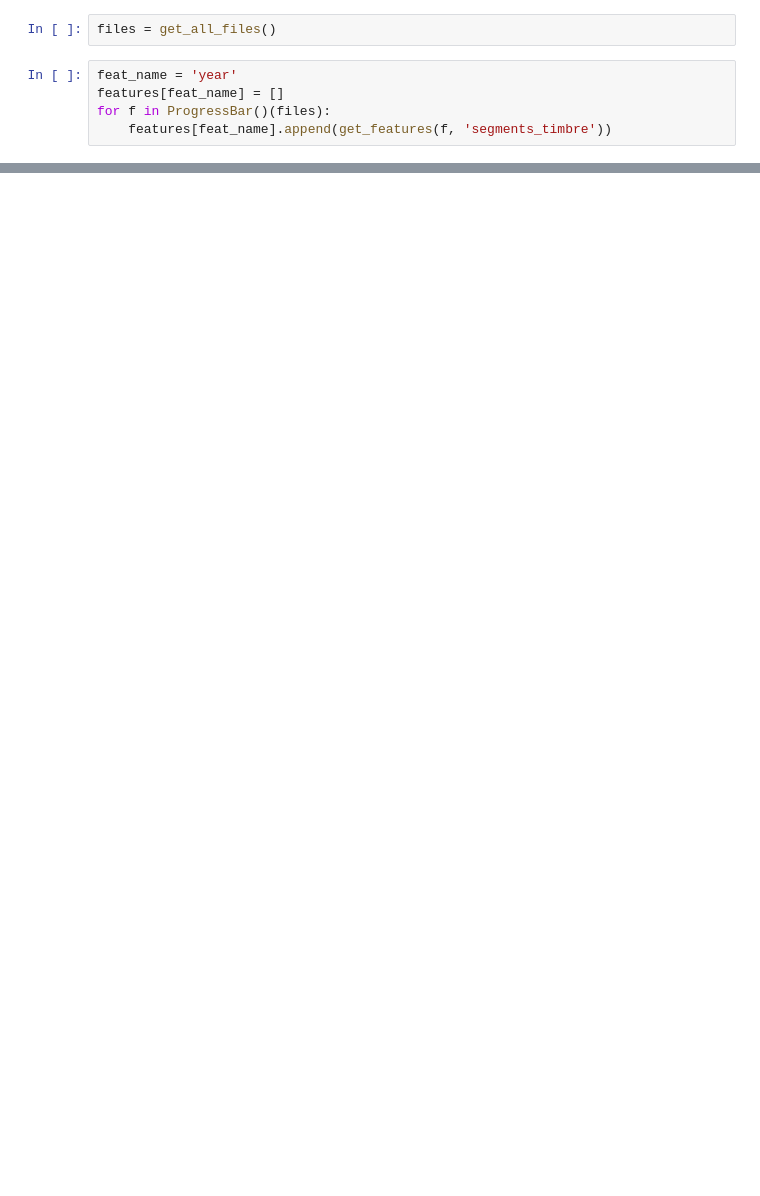
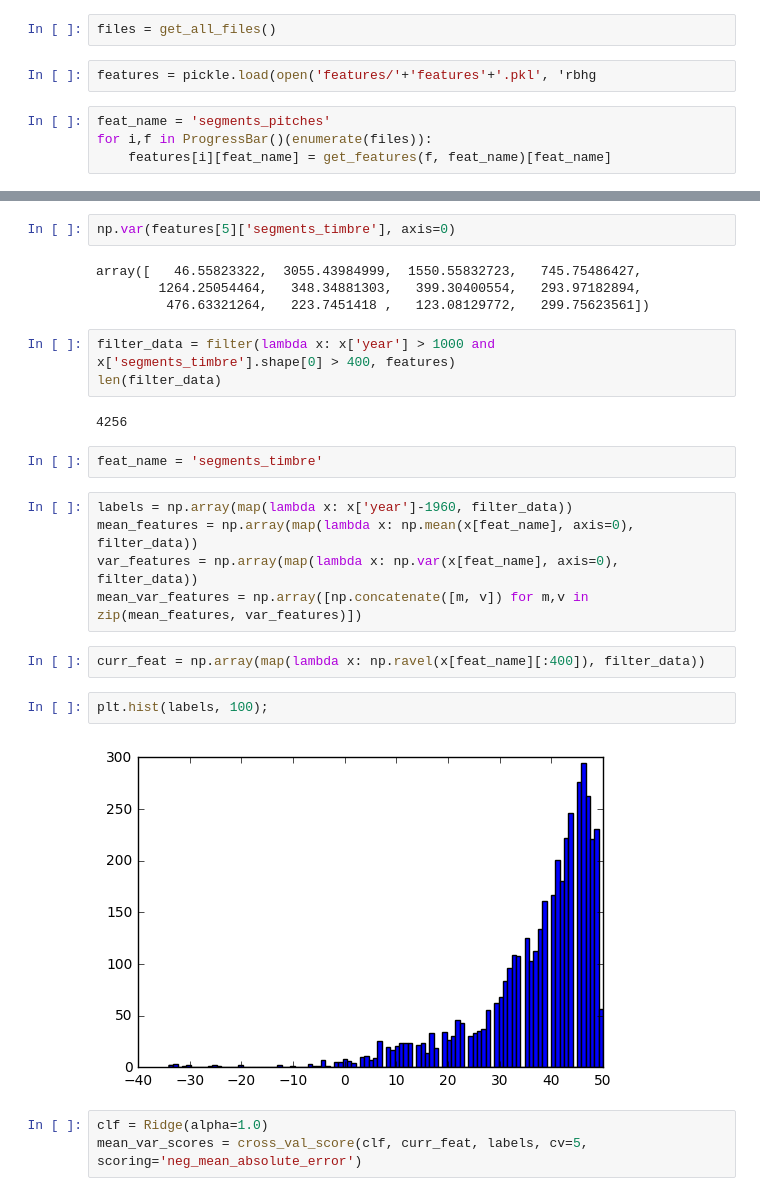
Before and after one commit to amartyashankha/6.867-HW-2016, a Jupyter notebook: project/feature_extractor/timbre_playing.ipynb, the cells around one changed output, grey strips where cells are left out. Drawn from its saved outputs; the diff is of its cells as text; blank space fills up the shorter version.

```diff
--- a/project/feature_extractor/timbre_playing.ipynb
+++ b/project/feature_extractor/timbre_playing.ipynb
@@ -12,8 +16,9 @@ import prettyplotlib as ppl
 # %%
 files = get_all_files()
+# %%
+features = pickle.load(open('features/'+'features'+'.pkl', 'rbhg
 # %%
-feat_name = 'year'
-features[feat_name] = []
-for f in ProgressBar()(files):
-    features[feat_name].append(get_features(f, 'segments_timbre'))
+feat_name = 'segments_pitches'
+for i,f in ProgressBar()(enumerate(files)):
+    features[i][feat_name] = get_features(f, feat_name)[feat_name]
 # %% [output]
@@ -34,0 +35,27 @@ np.var(t
+# %%
+np.var(features[5]['segments_timbre'], axis=0)
+# %% [output]
+array([   46.55823322,  3055.43984999,  1550.55832723,   745.75486427,
+        1264.25054464,   348.34881303,   399.30400554,   293.97182894,
+         476.63321264,   223.7451418 ,   123.08129772,   299.75623561])
+# %%
+filter_data = filter(lambda x: x['year'] > 1000 and x['segments_timbre'].shape[0] > 400, features)
+len(filter_data)
+# %% [output]
+4256
+# %%
+feat_name = 'segments_timbre'
+# %%
+labels = np.array(map(lambda x: x['year']-1960, filter_data))
+mean_features = np.array(map(lambda x: np.mean(x[feat_name], axis=0), filter_data))
+var_features = np.array(map(lambda x: np.var(x[feat_name], axis=0), filter_data))
+mean_var_features = np.array([np.concatenate([m, v]) for m,v in zip(mean_features, var_features)])
+# %%
+curr_feat = np.array(map(lambda x: np.ravel(x[feat_name][:400]), filter_data))
+# %%
+plt.hist(labels, 100);
+# %% [output]
+[figure, added]
+# %%
+clf = Ridge(alpha=1.0)
+mean_var_scores = cross_val_score(clf, curr_feat, labels, cv=5, scoring='neg_mean_absolute_error')
```
Also changed, not shown: parts of 11 cells of this notebook, 6 other files.
